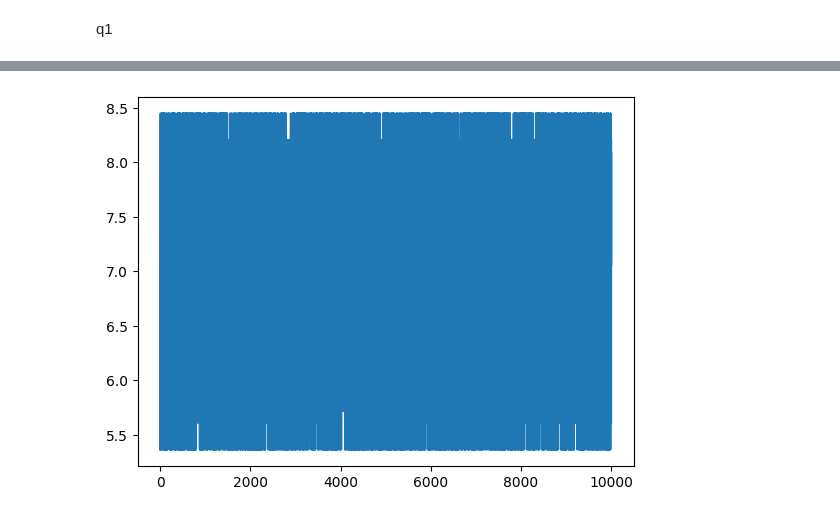
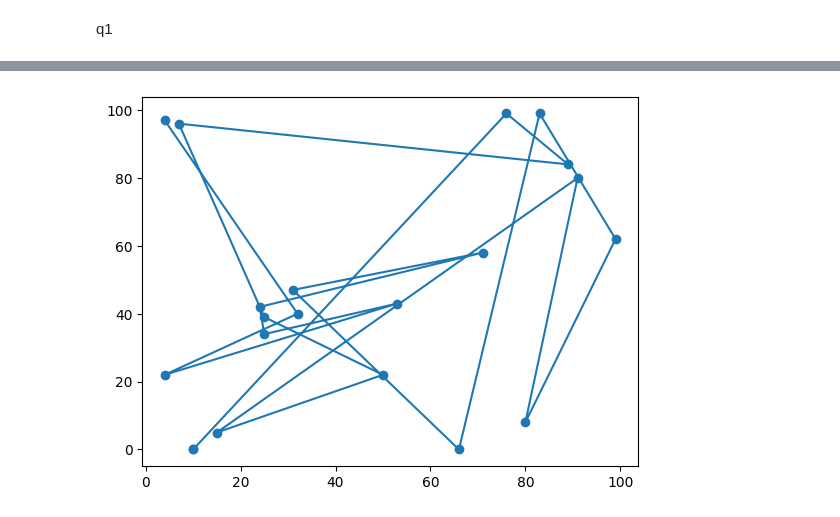
Before and after one commit to SigurdThorlund/02443-stochastic-simulation, a Jupyter notebook: Giacomo/ex7.ipynb, the cells around one changed output, grey strips where cells are left out. Cells and saved outputs as stored; diff of their text form; code cells hidden in the pictures.

```diff
--- a/Giacomo/ex7.ipynb
+++ b/Giacomo/ex7.ipynb
@@ -5,8 +5,8 @@ import matplotlib.pyplot as plt
 # %% [markdown]
 q1
 # %%
-def getT(k):
-    return -np.log(k+1)
+def cool(k):
+    return 1/np.log(k+1)
 
 def permute(x):
     n = x.shape[0]
@@ -20,61 +20,53 @@ def permute(x):
     y[idx2] = t
     return y
 
-def calculate_distances(x, positions):
-    res = 0
-    for i in range(1, x.shape[0]):
-        res += np.linalg.norm(positions[int(x[i] - 1)] - positions[int(x[i-1] - 1)])
-    return res
+def CostEuclid(route,coord):
+    dist = [ np.sqrt( (coord[route[N+1] ,0] - coord[route[N] ,0])**2 + (coord[route[N+1] ,1] - coord[route[N] ,1])**2)  for N in range(len(route)-1)]
+    return np.sum(dist)
+
+def random_coordinates(X):
+    C= np.random.randint(0,100+1,[len(X)-1,2]).tolist()
+    C.insert(X[-1],C[X[-1]])
+    return np.array(C)
 
 
-def tsm(n, positions):
-    x = np.empty(n+1)
-    x[0] = 1
-    x_middle = np.arange(2,n+1)
-    np.random.shuffle(x_middle)
-    x[1:n] = x_middle
-    x[n] = 1
+x = np.array(range(20))
+np.random.shuffle(x)
+x = np.append(x, x[0])
 
-    best_path = x.copy()
-    best_cost = calculate_distances(x, positions)
+positions = random_coordinates(x)
+costx= CostEuclid(x, positions)
+best_path = x.copy()
+best_cost = CostEuclid(x, positions)
 
-    cost_list = [best_cost]
-    ks = 0.0001
-    for iter in range(10000):
+cost_list = [best_cost]
+ks = 0.0001
+for _ in range(100000):
 
-        T = getT(ks)
-        y = permute(x)
-        x  = y
-        costx = calculate_distances(x, positions)
-        costy = calculate_distances(y, positions)
-        if costy < costx:
-            best_path = y.copy()
-            best_cost = costy
-            x = y.copy()
+    T = cool(ks)
+    y = permute(x)
+    costx = CostEuclid(x, positions)
+    costy = CostEuclid(y, positions)
+    if costy < costx:
+        best_path = y.copy()
+        best_cost = costy
+        x = y.copy()
 
-        p = np.exp(-(costy - costx)/T)
-        u = np.random.uniform(0,1)
-        if u < p:
-            best_path = y.copy()
-            best_cost = costy
-            x = y.copy()
+    p = np.exp(-(costy - costx)/T)
+    u = np.random.uniform(0,1)
+    if u < p:
+        best_path = y.copy()
+        best_cost = costy
+        x = y.copy()
 
-        cost_list.append(best_cost)
-        ks = ks+0.0001
+    cost_list.append(best_cost)
+    ks = ks+0.0001
 
-    return best_cost, best_path, cost_list
+plt.scatter(positions[x][:,0],positions[x][:,1])
+plt.plot(positions[x][:,0],positions[x][:,1])
 
-theta = np.random.uniform(0, 2*np.pi, size = 10)
-sin = np.sin(theta)
-cos = np.cos(theta)
-positions = np.vstack([sin, cos]).T
-cost, path, list = tsm(5, positions)
-for i in range(5):
-    plt.annotate('city {}'.format(i+1), (positions[i,0], positions[i,1]))
-plt.plot(positions[np.array(path - 1, dtype=int), 0], positions[np.array(path - 1, dtype=int), 1])
-plt.xlim([-1.2, 1.2])
-plt.ylim([-1.2, 1.2])
-
+plt.figure()
+plt.scatter(positions[:,0],positions[:,1])
+plt.plot(positions[:,0],positions[:,1])
 plt.show()
-plt.plot(list)
 # %% [output]
@@ -83 +74 @@ plt.plot(list)
-[figure, old version]
+[figure, new version]
```
Also changed, not shown: parts of 1 cell of this notebook, 3 other files.
